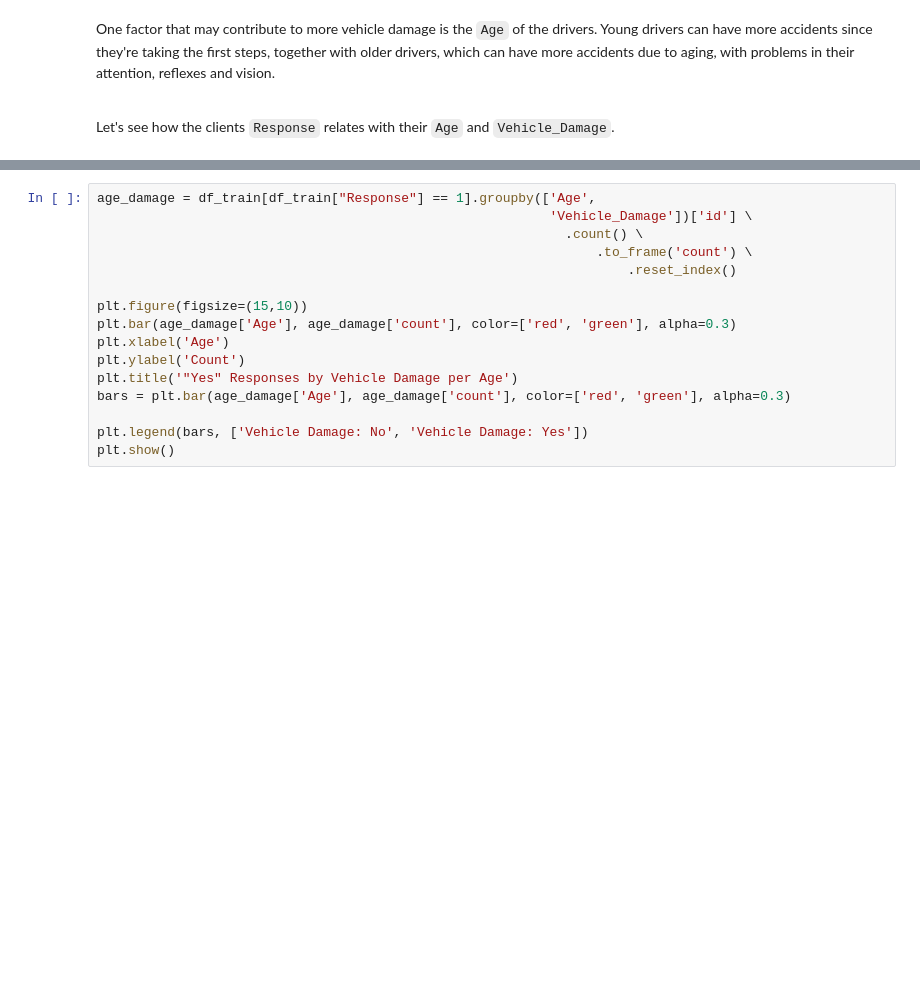
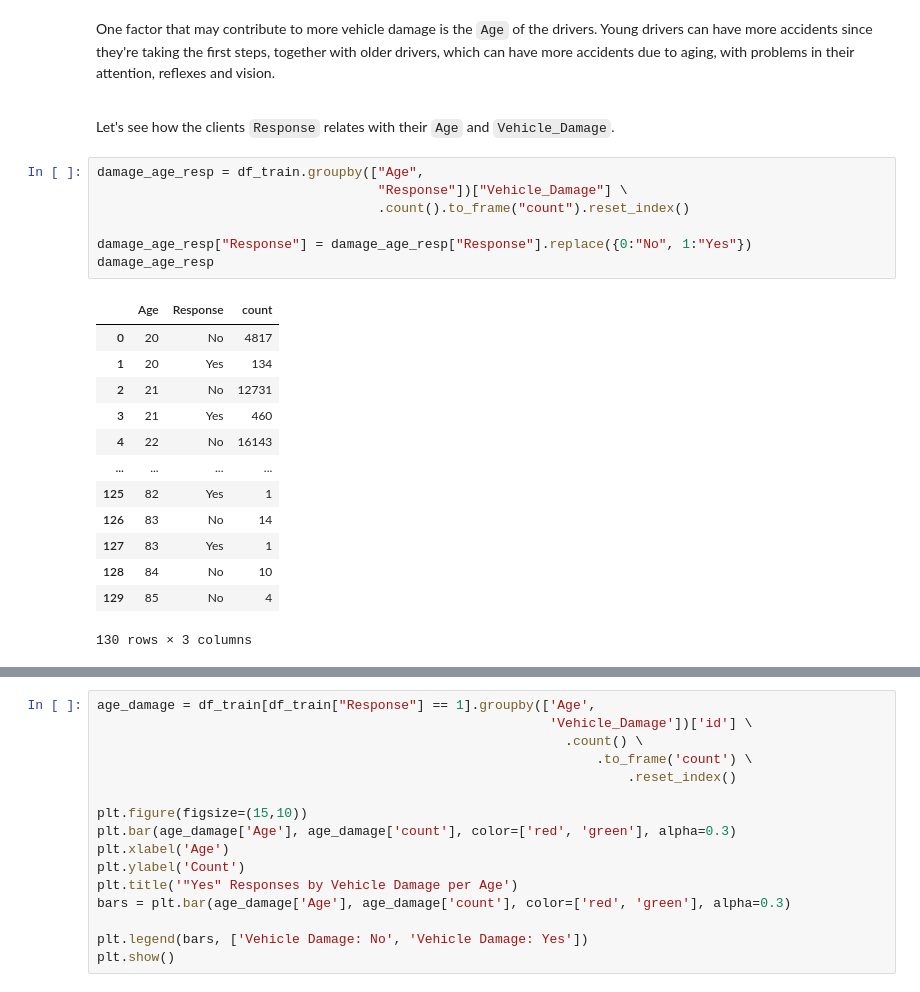
Before and after one commit to HugoTex98/Health-Insurance-Cross-Sell-Prediction, a Jupyter notebook: Health_Insurance_Cross_Sell_Prediction.ipynb, the cells around one changed output, grey strips where cells are left out. Drawn from its saved outputs; the diff is of its cells as text; blank space fills up the shorter version.

```diff
--- a/Health_Insurance_Cross_Sell_Prediction.ipynb
+++ b/Health_Insurance_Cross_Sell_Prediction.ipynb
@@ -326,3 +326,24 @@ One factor that may contribute to more vehicle damage is the `Age` of the driver
 <br><br>
 
 Let's see how the clients `Response` relates with their `Age` and `Vehicle_Damage`.
+# %%
+damage_age_resp = df_train.groupby(["Age",
+                                    "Response"])["Vehicle_Damage"] \
+                                    .count().to_frame("count").reset_index()
+
+damage_age_resp["Response"] = damage_age_resp["Response"].replace({0:"No", 1:"Yes"})
+damage_age_resp
+# %% [output]
+|  | Age | Response | count |
+| 0 | 20 | No | 4817 |
+| 1 | 20 | Yes | 134 |
+| 2 | 21 | No | 12731 |
+| 3 | 21 | Yes | 460 |
+| 4 | 22 | No | 16143 |
+| ... | ... | ... | ... |
+| 125 | 82 | Yes | 1 |
+| 126 | 83 | No | 14 |
+| 127 | 83 | Yes | 1 |
+| 128 | 84 | No | 10 |
+| 129 | 85 | No | 4 |
+130 rows × 3 columns
```
Also changed, not shown: parts of 7 cells of this notebook.
